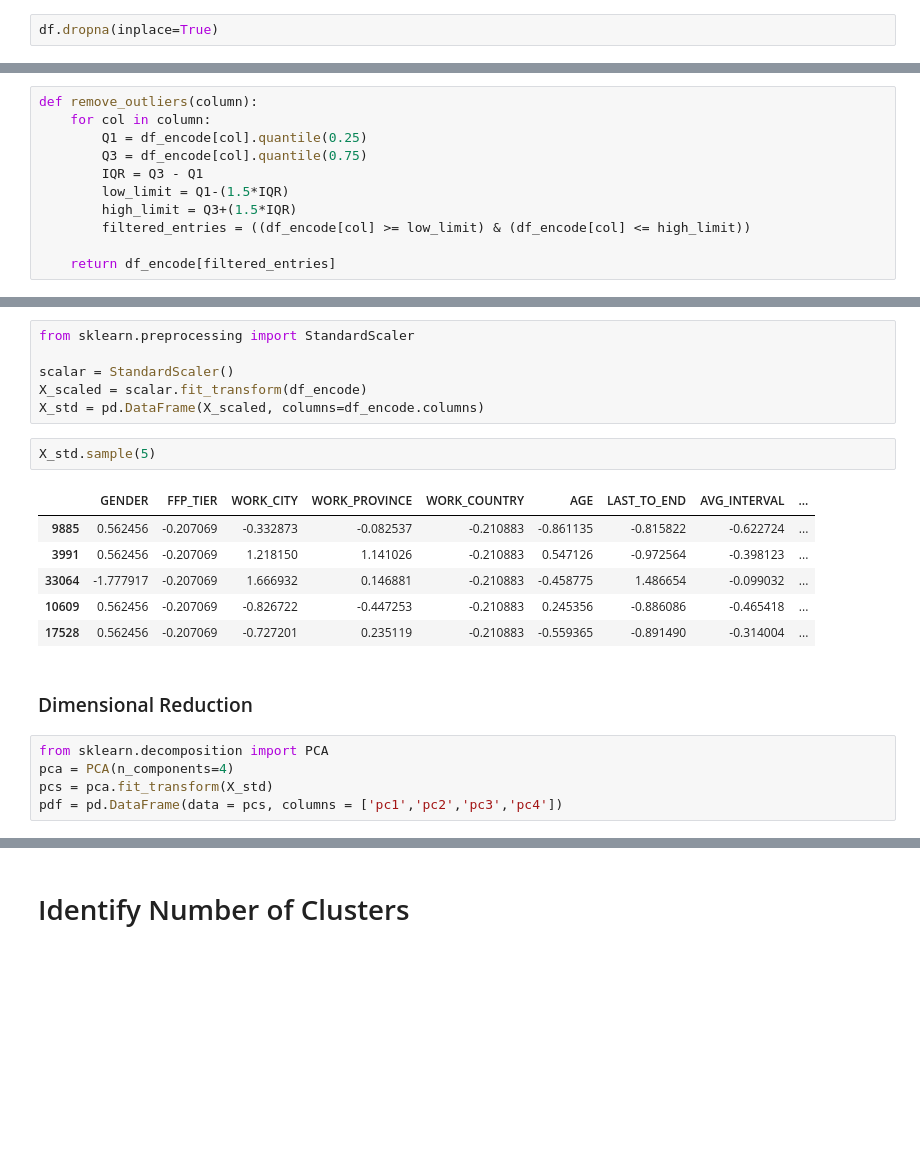
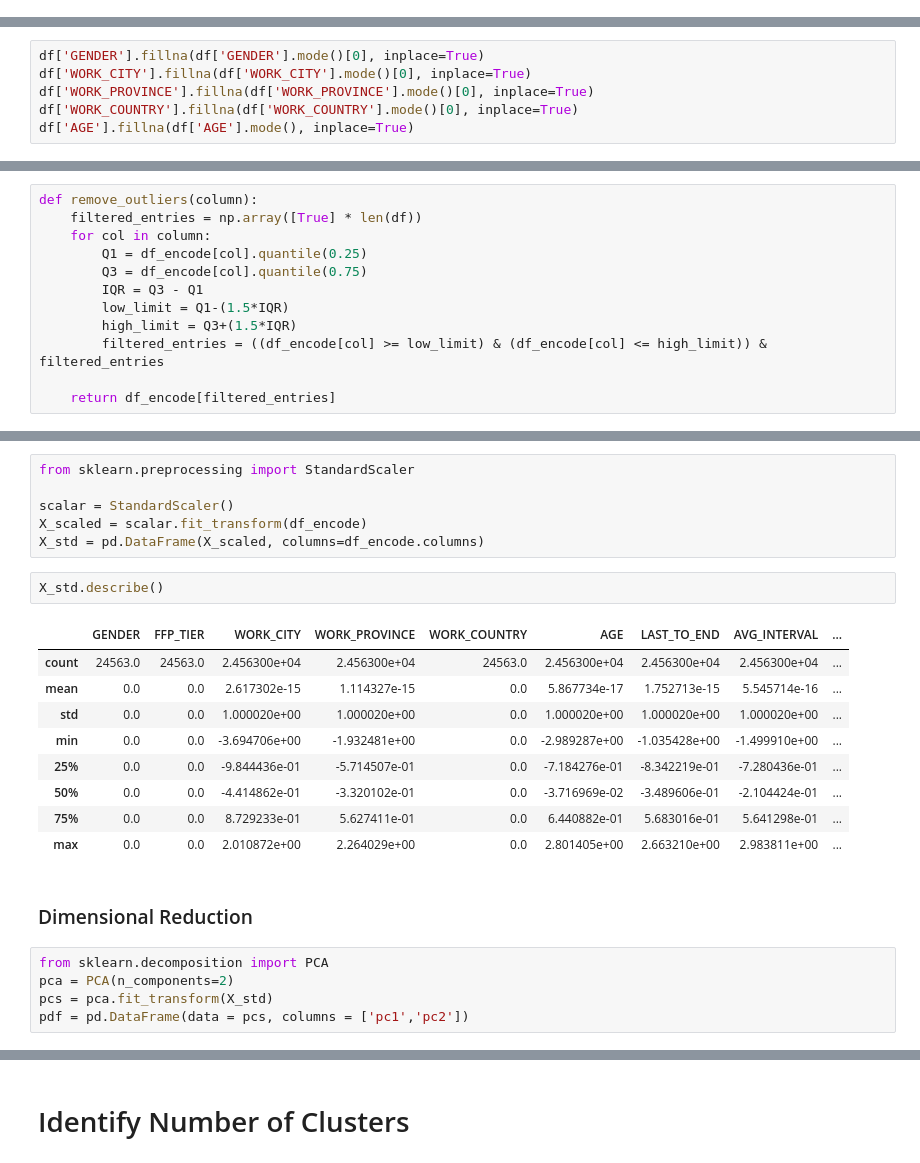
Before and after one commit to FluffyArc/AirlineCustomers, a Jupyter notebook: Airline_Clustering_Analysis.ipynb, the cells around one changed output, grey strips where cells are left out. Saved outputs shown, nothing was run; the diff lists cells and outputs as text; blank space fills up the shorter version.

```diff
--- a/Airline_Clustering_Analysis.ipynb
+++ b/Airline_Clustering_Analysis.ipynb
@@ -207,5 +205,3 @@ df.head()
-# %%
-df.dropna(inplace=True)
 # %%
 df.isna().sum()
 # %% [output]
@@ -228,2 +224,8 @@ Point_NotFlight      0
 dtype: int64
+# %%
+df['GENDER'].fillna(df['GENDER'].mode()[0], inplace=True)
+df['WORK_CITY'].fillna(df['WORK_CITY'].mode()[0], inplace=True)
+df['WORK_PROVINCE'].fillna(df['WORK_PROVINCE'].mode()[0], inplace=True)
+df['WORK_COUNTRY'].fillna(df['WORK_COUNTRY'].mode()[0], inplace=True)
+df['AGE'].fillna(df['AGE'].mode(), inplace=True)
 # %% [markdown]
@@ -286,13 +288,14 @@ df_encode.sample(5)
 ### Removing Outliers
 # %%
 def remove_outliers(column):
+    filtered_entries = np.array([True] * len(df))
     for col in column:
         Q1 = df_encode[col].quantile(0.25)
         Q3 = df_encode[col].quantile(0.75)
         IQR = Q3 - Q1
         low_limit = Q1-(1.5*IQR)
         high_limit = Q3+(1.5*IQR)
-        filtered_entries = ((df_encode[col] >= low_limit) & (df_encode[col] <= high_limit))
+        filtered_entries = ((df_encode[col] >= low_limit) & (df_encode[col] <= high_limit)) & filtered_entries
 
     return df_encode[filtered_entries]
 # %%
@@ -366,21 +369,24 @@ scalar = StandardScaler()
 X_scaled = scalar.fit_transform(df_encode)
 X_std = pd.DataFrame(X_scaled, columns=df_encode.columns)
 # %%
-X_std.sample(5)
+X_std.describe()
 # %% [output]
 |  | GENDER | FFP_TIER | WORK_CITY | WORK_PROVINCE | WORK_COUNTRY | AGE | LAST_TO_END | AVG_INTERVAL | ... |
-| 9885 | 0.562456 | -0.207069 | -0.332873 | -0.082537 | -0.210883 | -0.861135 | -0.815822 | -0.622724 | ... |
-| 3991 | 0.562456 | -0.207069 | 1.218150 | 1.141026 | -0.210883 | 0.547126 | -0.972564 | -0.398123 | ... |
-| 33064 | -1.777917 | -0.207069 | 1.666932 | 0.146881 | -0.210883 | -0.458775 | 1.486654 | -0.099032 | ... |
-| 10609 | 0.562456 | -0.207069 | -0.826722 | -0.447253 | -0.210883 | 0.245356 | -0.886086 | -0.465418 | ... |
-| 17528 | 0.562456 | -0.207069 | -0.727201 | 0.235119 | -0.210883 | -0.559365 | -0.891490 | -0.314004 | ... |
+| count | 24563.0 | 24563.0 | 2.456300e+04 | 2.456300e+04 | 24563.0 | 2.456300e+04 | 2.456300e+04 | 2.456300e+04 | ... |
+| mean | 0.0 | 0.0 | 2.617302e-15 | 1.114327e-15 | 0.0 | 5.867734e-17 | 1.752713e-15 | 5.545714e-16 | ... |
+| std | 0.0 | 0.0 | 1.000020e+00 | 1.000020e+00 | 0.0 | 1.000020e+00 | 1.000020e+00 | 1.000020e+00 | ... |
+| min | 0.0 | 0.0 | -3.694706e+00 | -1.932481e+00 | 0.0 | -2.989287e+00 | -1.035428e+00 | -1.499910e+00 | ... |
+| 25% | 0.0 | 0.0 | -9.844436e-01 | -5.714507e-01 | 0.0 | -7.184276e-01 | -8.342219e-01 | -7.280436e-01 | ... |
+| 50% | 0.0 | 0.0 | -4.414862e-01 | -3.320102e-01 | 0.0 | -3.716969e-02 | -3.489606e-01 | -2.104424e-01 | ... |
+| 75% | 0.0 | 0.0 | 8.729233e-01 | 5.627411e-01 | 0.0 | 6.440882e-01 | 5.683016e-01 | 5.641298e-01 | ... |
+| max | 0.0 | 0.0 | 2.010872e+00 | 2.264029e+00 | 0.0 | 2.801405e+00 | 2.663210e+00 | 2.983811e+00 | ... |
 # %% [markdown]
 ### Dimensional Reduction
 # %%
 from sklearn.decomposition import PCA
-pca = PCA(n_components=4)
+pca = PCA(n_components=2)
 pcs = pca.fit_transform(X_std)
-pdf = pd.DataFrame(data = pcs, columns = ['pc1','pc2','pc3','pc4'])
+pdf = pd.DataFrame(data = pcs, columns = ['pc1','pc2'])
 # %%
 pdf.describe()
 # %% [output]
```
Also changed, not shown: parts of 27 cells of this notebook, 1 other file.
